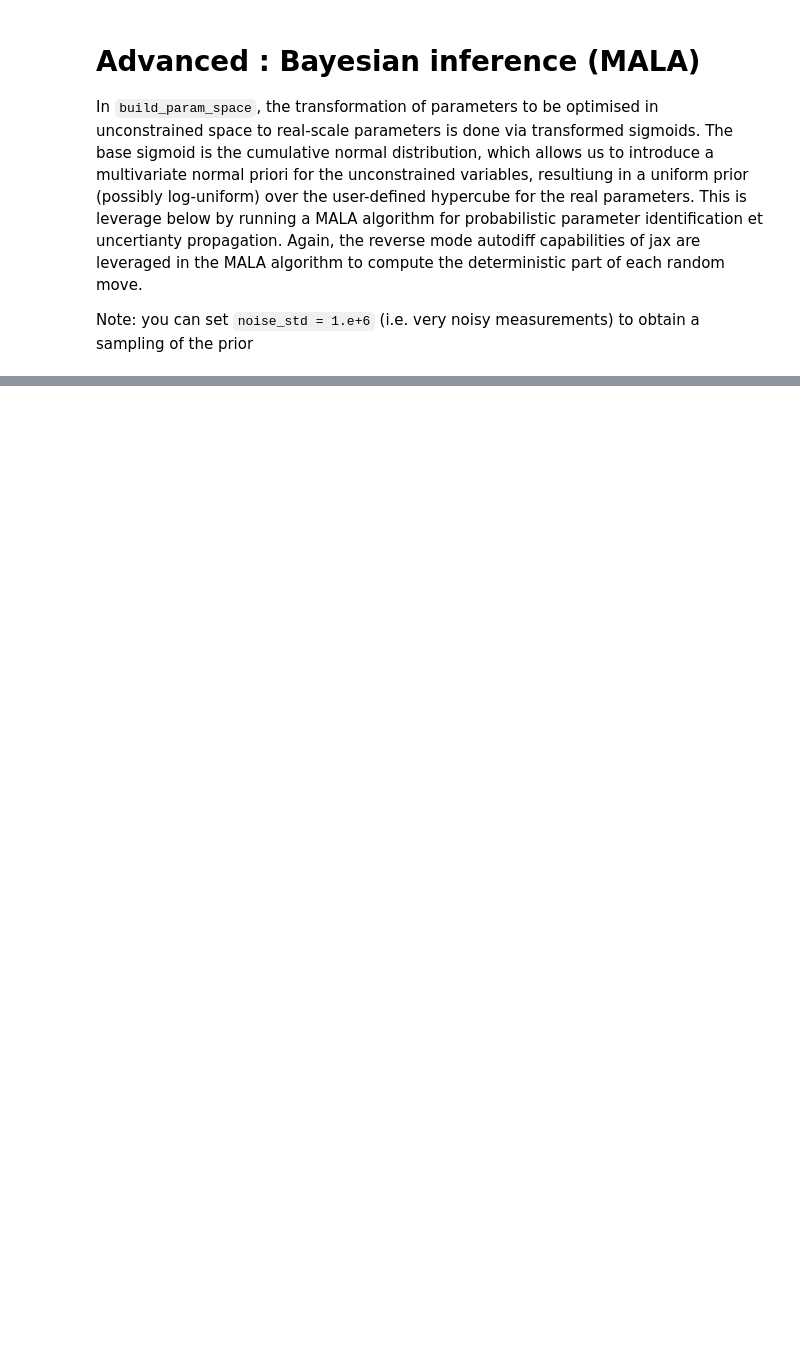
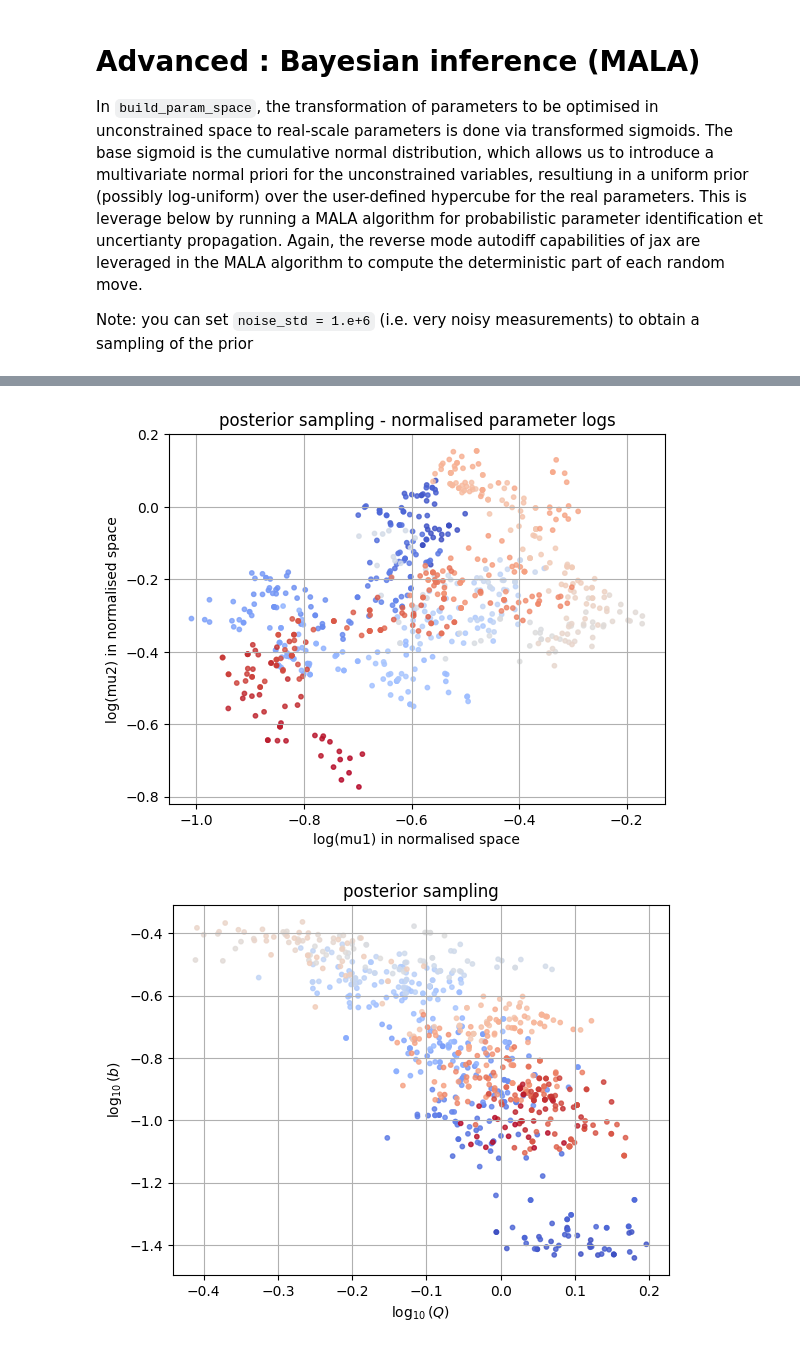
Before and after one commit to kerfriden/jaxdentify, a Jupyter notebook: demo.ipynb, the cells around one changed output, grey strips where cells are left out. Cells and saved outputs as stored; diff of their text form; code cells hidden in the pictures; blank space fills up the shorter version.

```diff
--- a/demo.ipynb
+++ b/demo.ipynb
@@ -803,0 +811,36 @@ MALA acceptance rate: 0.5533333420753479
+# %%
+import numpy as np
+pts = np.asarray(samples, dtype=np.float32)
+#plt.scatter(pts[:,0],pts[:,1], s=10, alpha=0.6)
+plt.scatter(pts[:,0],pts[:,1],c=np.arange(len(pts)),cmap='coolwarm',s=10,alpha=0.8)
+plt.xlabel('log(mu1) in normalised space')
+plt.ylabel('log(mu2) in normalised space')
+plt.grid()
+plt.title('posterior sampling - normalised parameter logs')
+plt.show()
+
+params = map_to_params(space, samples)
+
+Q = jax.device_get(params["Q"]).ravel()
+b = jax.device_get(params["b"]).ravel()
+
+plt.figure()
+#plt.scatter(jnp.log10(Q), jnp.log10(b), s=10, alpha=0.6)  # x=Q, y=b
+plt.scatter(jnp.log10(Q), jnp.log10(b), c=np.arange(len(Q)),cmap='coolwarm',s=10,alpha=0.8)
+plt.xlabel(r'$\log_{10}(Q)$')
+plt.ylabel(r'$\log_{10}(b)$')
+plt.grid(True)
+plt.title('posterior sampling')
+plt.show()
+
+plt.figure()
+sc = plt.scatter(Q, b,c=np.arange(len(Q)),cmap='coolwarm',s=10,alpha=0.8)
+plt.xlabel("Q")
+plt.ylabel("b")
+plt.grid(True)
+plt.title("posterior sampling")
+plt.colorbar(sc, label="sample index")  # optional but nice
+plt.show()
+# %% [output]
+[figure, added]
+[figure, added]
```
Also changed, not shown: parts of 8 cells of this notebook.
